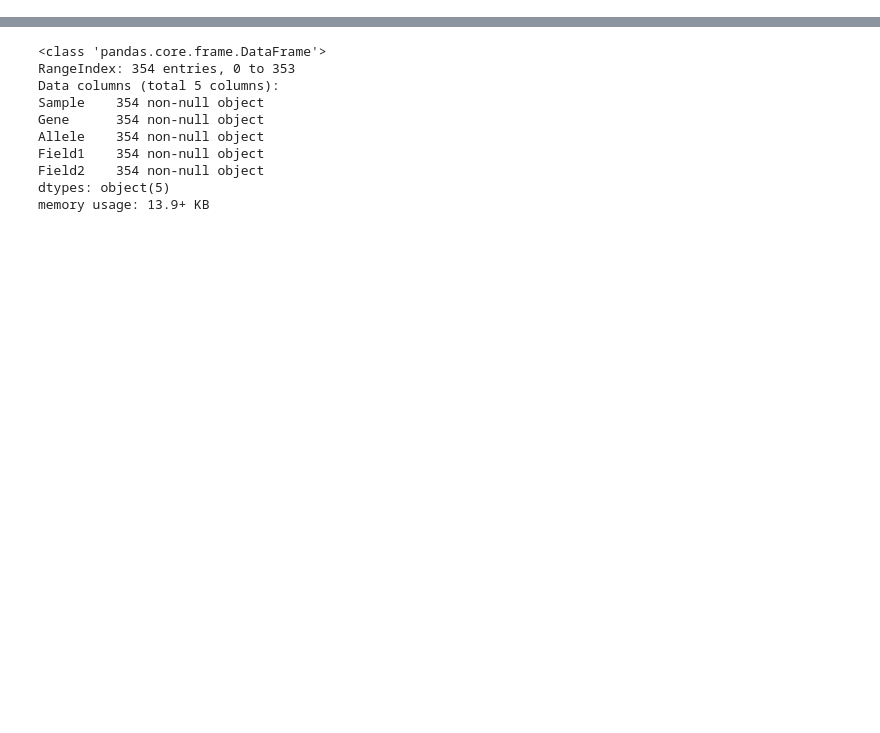
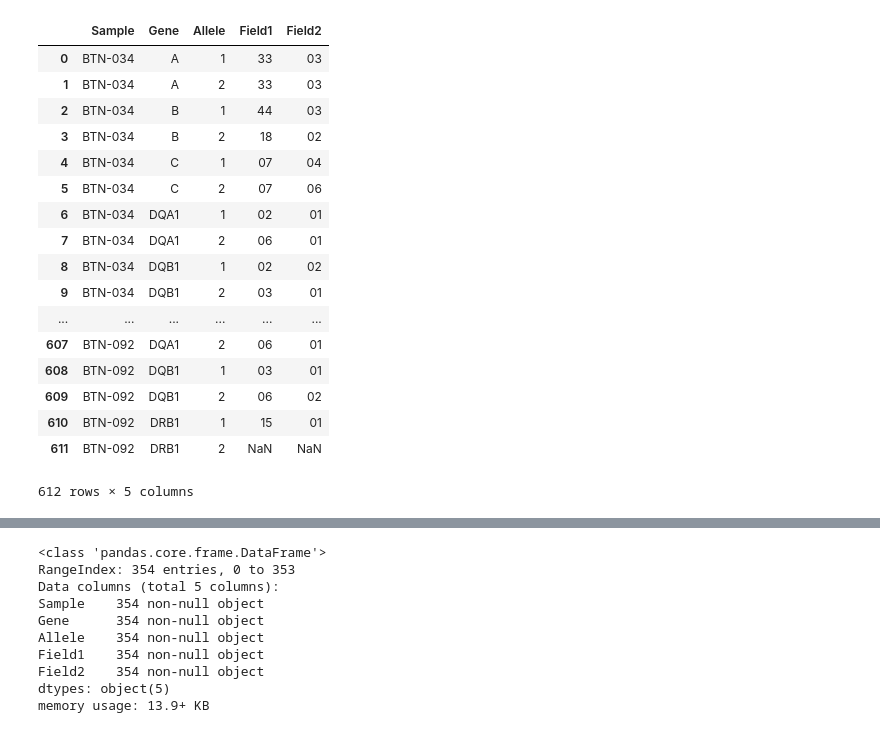
Before and after one commit to si-medbif/neoantigens, a Jupyter notebook: analysis/HLA_alleles_summary.ipynb, the cells around one changed output, grey strips where cells are left out. Saved outputs shown, nothing was run; the diff lists cells and outputs as text; code cells hidden in the pictures; blank space fills up the shorter version.

```diff
--- a/analysis/HLA_alleles_summary.ipynb
+++ b/analysis/HLA_alleles_summary.ipynb
@@ -37,3 +215,24 @@ df = pd.DataFrame({'Sample':x1,'Gene':x2,'Allele':x3,'Field1':x4,'Field2':x5})
+# %%
+df
+# %% [output]
+|  | Sample | Gene | Allele | Field1 | Field2 |
+| 0 | BTN-034 | A | 1 | 33 | 03 |
+| 1 | BTN-034 | A | 2 | 33 | 03 |
+| 2 | BTN-034 | B | 1 | 44 | 03 |
+| 3 | BTN-034 | B | 2 | 18 | 02 |
+| 4 | BTN-034 | C | 1 | 07 | 04 |
+| 5 | BTN-034 | C | 2 | 07 | 06 |
+| 6 | BTN-034 | DQA1 | 1 | 02 | 01 |
+| 7 | BTN-034 | DQA1 | 2 | 06 | 01 |
+| 8 | BTN-034 | DQB1 | 1 | 02 | 02 |
+| 9 | BTN-034 | DQB1 | 2 | 03 | 01 |
+| ... | ... | ... | ... | ... | ... |
+| 607 | BTN-092 | DQA1 | 2 | 06 | 01 |
+| 608 | BTN-092 | DQB1 | 1 | 03 | 01 |
+| 609 | BTN-092 | DQB1 | 2 | 06 | 02 |
+| 610 | BTN-092 | DRB1 | 1 | 15 | 01 |
+| 611 | BTN-092 | DRB1 | 2 | NaN | NaN |
+612 rows × 5 columns
 # %%
 fig, axes = plt.subplots(nrows=1, ncols=1, figsize=(7,5))
 sns.countplot(x='Gene', data=df, ax=axes)
```
Also changed, not shown: parts of 7 cells of this notebook.
